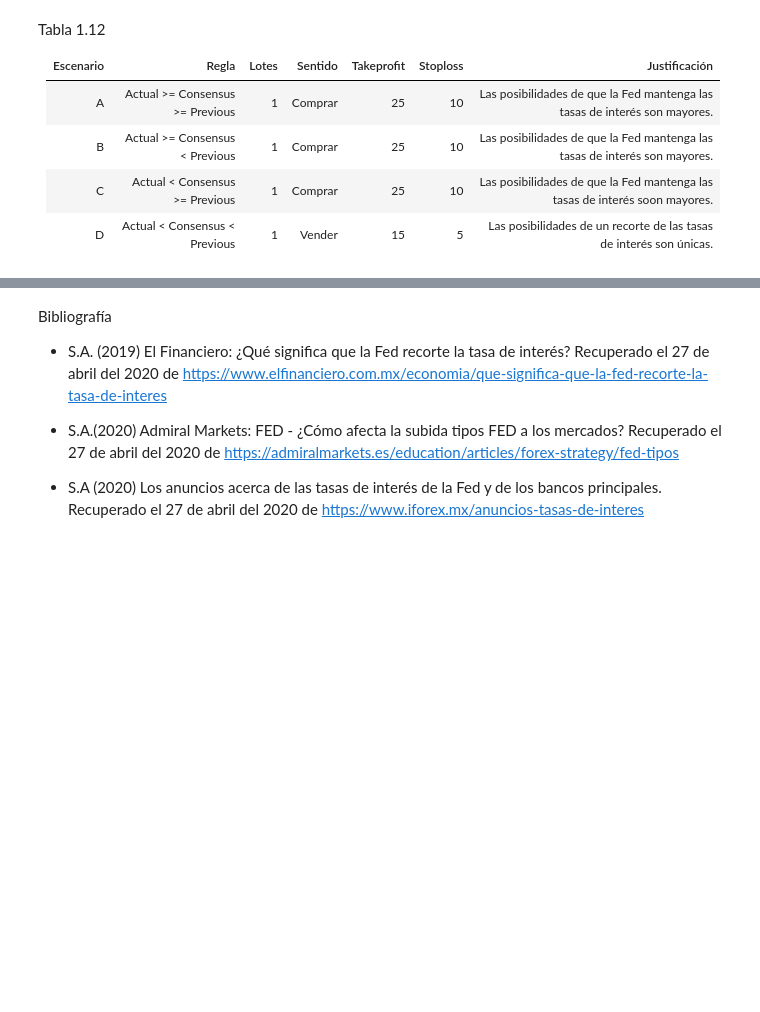
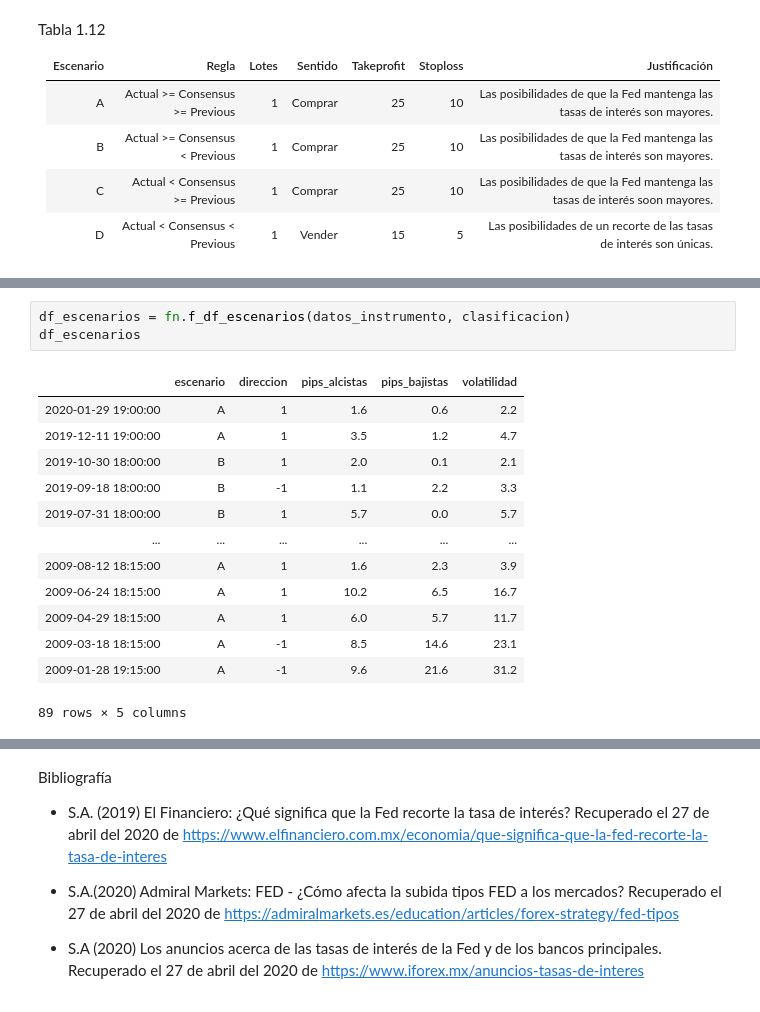
Before and after one commit to ferpinedot/ProyectoFinal_MST, a Jupyter notebook: Proyecto_equipo5.ipynb, the cells around one changed output, grey strips where cells are left out. Saved outputs shown, nothing was run; the diff lists cells and outputs as text; blank space fills up the shorter version.

```diff
--- a/Proyecto_equipo5.ipynb
+++ b/Proyecto_equipo5.ipynb
@@ -821,0 +878,17 @@ Con base en la información obtenida, es decir los resultados de la evaluación
+# %%
+df_escenarios = fn.f_df_escenarios(datos_instrumento, clasificacion)
+df_escenarios
+# %% [output]
+|  | escenario | direccion | pips_alcistas | pips_bajistas | volatilidad |
+| 2020-01-29 19:00:00 | A | 1 | 1.6 | 0.6 | 2.2 |
+| 2019-12-11 19:00:00 | A | 1 | 3.5 | 1.2 | 4.7 |
+| 2019-10-30 18:00:00 | B | 1 | 2.0 | 0.1 | 2.1 |
+| 2019-09-18 18:00:00 | B | -1 | 1.1 | 2.2 | 3.3 |
+| 2019-07-31 18:00:00 | B | 1 | 5.7 | 0.0 | 5.7 |
+| ... | ... | ... | ... | ... | ... |
+| 2009-08-12 18:15:00 | A | 1 | 1.6 | 2.3 | 3.9 |
+| 2009-06-24 18:15:00 | A | 1 | 10.2 | 6.5 | 16.7 |
+| 2009-04-29 18:15:00 | A | 1 | 6.0 | 5.7 | 11.7 |
+| 2009-03-18 18:15:00 | A | -1 | 8.5 | 14.6 | 23.1 |
+| 2009-01-28 19:15:00 | A | -1 | 9.6 | 21.6 | 31.2 |
+89 rows × 5 columns
```
Also changed, not shown: parts of 8 cells of this notebook, 4 other files.
